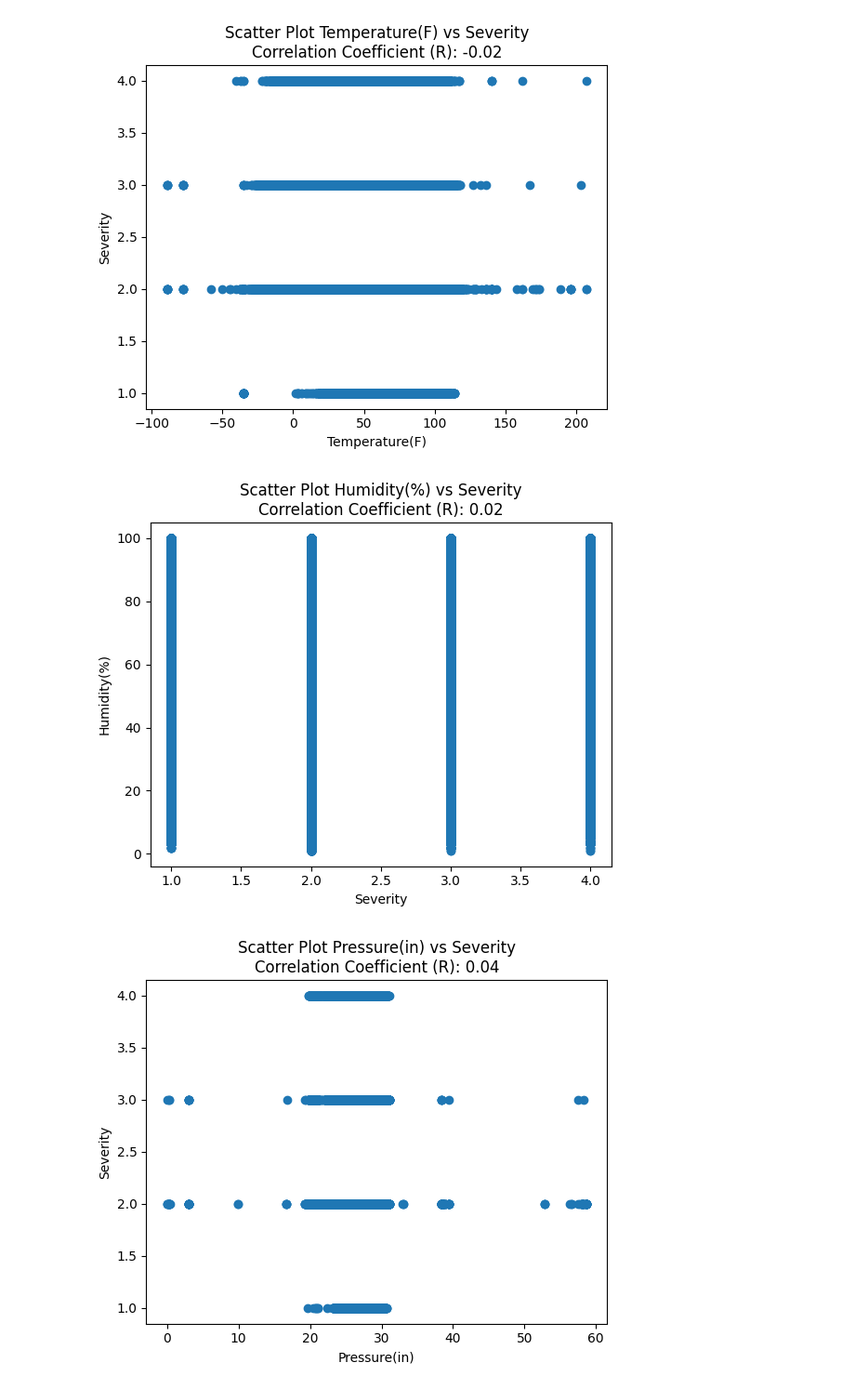
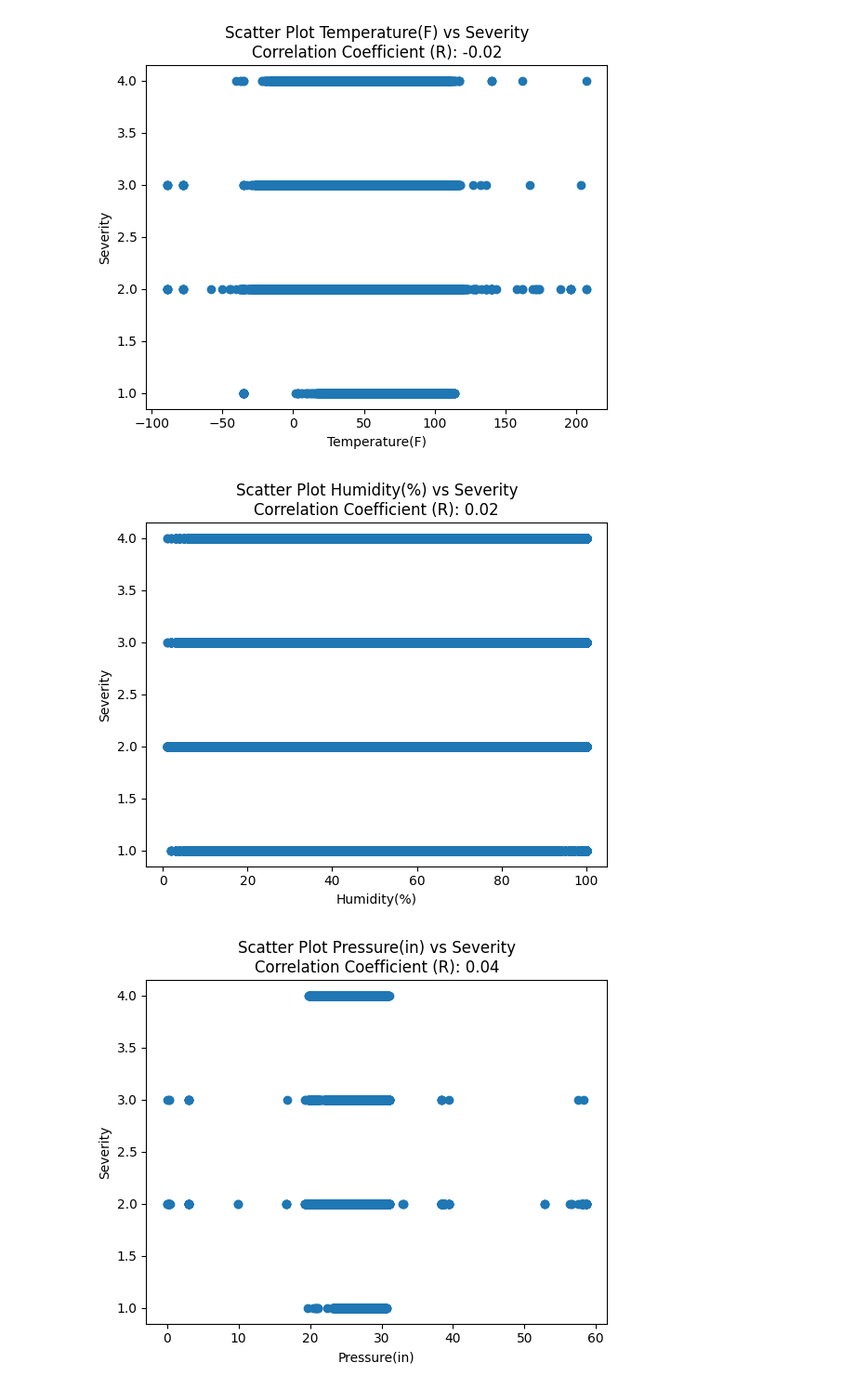
Before and after one commit to CaraShrestha/https-gitlab.com-ai-group-lambton-severity-prediction-us-roads, a Jupyter notebook: Notebook/severity_prediction.ipynb, the cells around one changed output. Shown at 93% size. Drawn from its saved outputs; the diff is of its cells as text; code cells hidden in the pictures.

```diff
--- a/Notebook/severity_prediction.ipynb
+++ b/Notebook/severity_prediction.ipynb
@@ -217,15 +217,15 @@ plt.show()
 # %%
 ##5 Humidity(%) Scatter plot
 
-correlation_coefficient_H = dn['Severity'].corr(dn['Humidity(%)'])
-plt.scatter(dn['Severity'], dn['Humidity(%)'])
-plt.ylabel('Humidity(%)')
-plt.xlabel('Severity')
-plt.title(f'Scatter Plot Humidity(%) vs Severity\nCorrelation Coefficient (R): {correlation_coefficient_H:.2f}')
+correlation_coefficient_h = dn['Humidity(%)'].corr(dn['Severity'])
+plt.scatter(dn['Humidity(%)'], dn['Severity'])
+plt.xlabel('Humidity(%)')
+plt.ylabel('Severity')
+plt.title(f'Scatter Plot Humidity(%) vs Severity\nCorrelation Coefficient (R): {correlation_coefficient_h:.2f}')
 
 plt.show()
 # %% [output]
-[figure, old version]
+[figure, new version]
 # %%
 ##6 Pressure(in) Scatter plot
 
```
Also changed, not shown: parts of 1 cell of this notebook.
